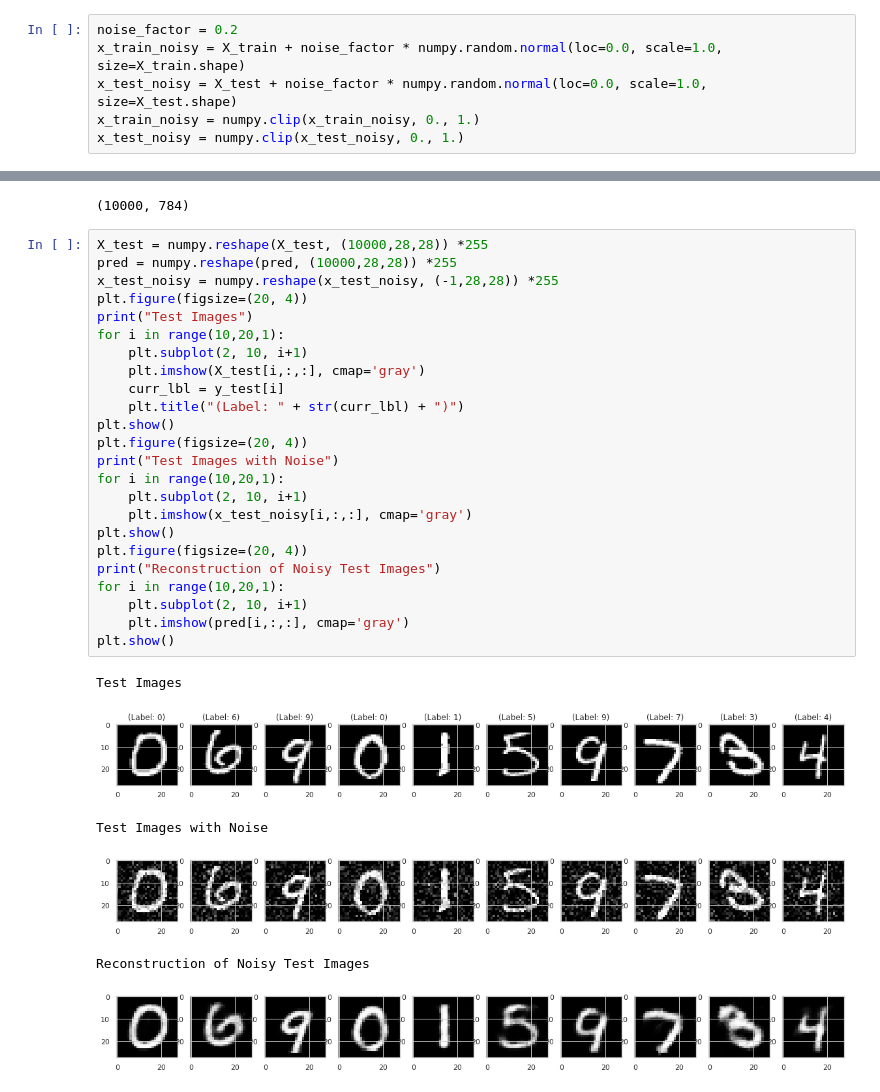
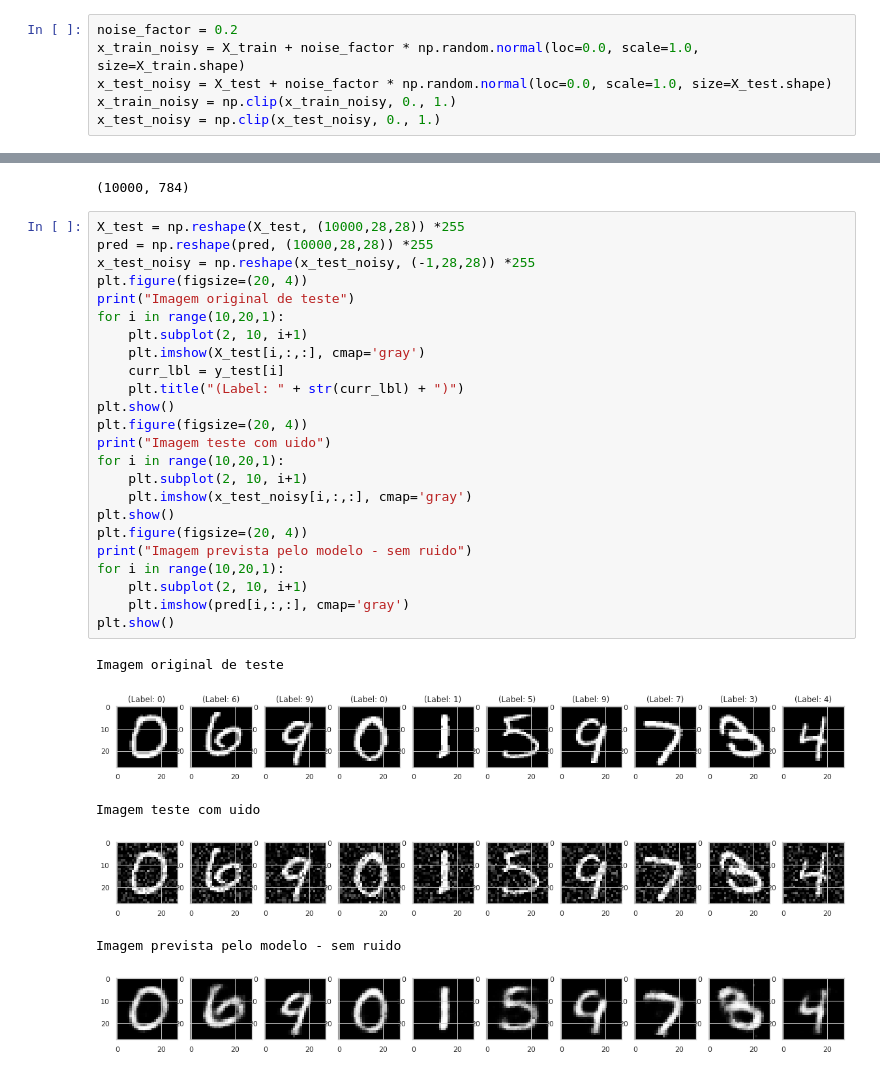
Before and after one commit to silviolima07/autoencoders, a Jupyter notebook: Autoencoder.ipynb, the cells around one changed output, grey strips where cells are left out. Saved outputs shown, nothing was run; the diff lists cells and outputs as text.

```diff
--- a/Autoencoder.ipynb
+++ b/Autoencoder.ipynb
@@ -476,9 +497,9 @@ array([[0., 0., 0., ..., 0., 0., 0.],
 # %%
 noise_factor = 0.2
-x_train_noisy = X_train + noise_factor * numpy.random.normal(loc=0.0, scale=1.0, size=X_train.shape)
-x_test_noisy = X_test + noise_factor * numpy.random.normal(loc=0.0, scale=1.0, size=X_test.shape)
-x_train_noisy = numpy.clip(x_train_noisy, 0., 1.)
-x_test_noisy = numpy.clip(x_test_noisy, 0., 1.)
+x_train_noisy = X_train + noise_factor * np.random.normal(loc=0.0, scale=1.0, size=X_train.shape)
+x_test_noisy = X_test + noise_factor * np.random.normal(loc=0.0, scale=1.0, size=X_test.shape)
+x_train_noisy = np.clip(x_train_noisy, 0., 1.)
+x_test_noisy = np.clip(x_test_noisy, 0., 1.)
 # %%
 x_train_noisy.shape
 # %% [output]
@@ -532,33 +561,33 @@ X_test.shape
 # %% [output]
 (10000, 784)
 # %%
-X_test = numpy.reshape(X_test, (10000,28,28)) *255
-pred = numpy.reshape(pred, (10000,28,28)) *255
-x_test_noisy = numpy.reshape(x_test_noisy, (-1,28,28)) *255
+X_test = np.reshape(X_test, (10000,28,28)) *255
+pred = np.reshape(pred, (10000,28,28)) *255
+x_test_noisy = np.reshape(x_test_noisy, (-1,28,28)) *255
 plt.figure(figsize=(20, 4))
-print("Test Images")
+print("Imagem original de teste")
 for i in range(10,20,1):
     plt.subplot(2, 10, i+1)
     plt.imshow(X_test[i,:,:], cmap='gray')
     curr_lbl = y_test[i]
     plt.title("(Label: " + str(curr_lbl) + ")")
 plt.show()
 plt.figure(figsize=(20, 4))
-print("Test Images with Noise")
+print("Imagem teste com uido")
 for i in range(10,20,1):
     plt.subplot(2, 10, i+1)
     plt.imshow(x_test_noisy[i,:,:], cmap='gray')
 plt.show()
 plt.figure(figsize=(20, 4))
-print("Reconstruction of Noisy Test Images")
+print("Imagem prevista pelo modelo - sem ruido")
 for i in range(10,20,1):
     plt.subplot(2, 10, i+1)
     plt.imshow(pred[i,:,:], cmap='gray')
 plt.show()
 # %% [output]
-Test Images
+Imagem original de teste
 [figure]
-Test Images with Noise
+Imagem teste com uido
-[figure, old version]
+[figure, new version]
-Reconstruction of Noisy Test Images
+Imagem prevista pelo modelo - sem ruido
 [figure]
```
Also changed, not shown: parts of 80 cells of this notebook.
